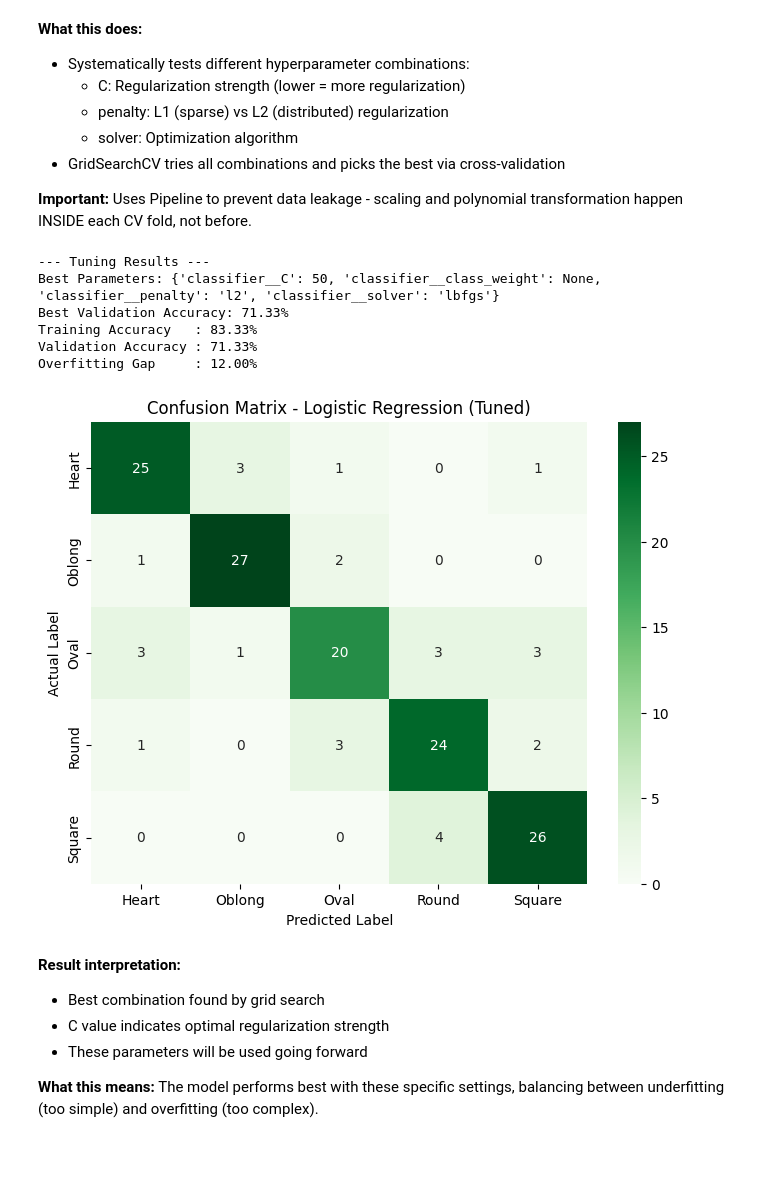
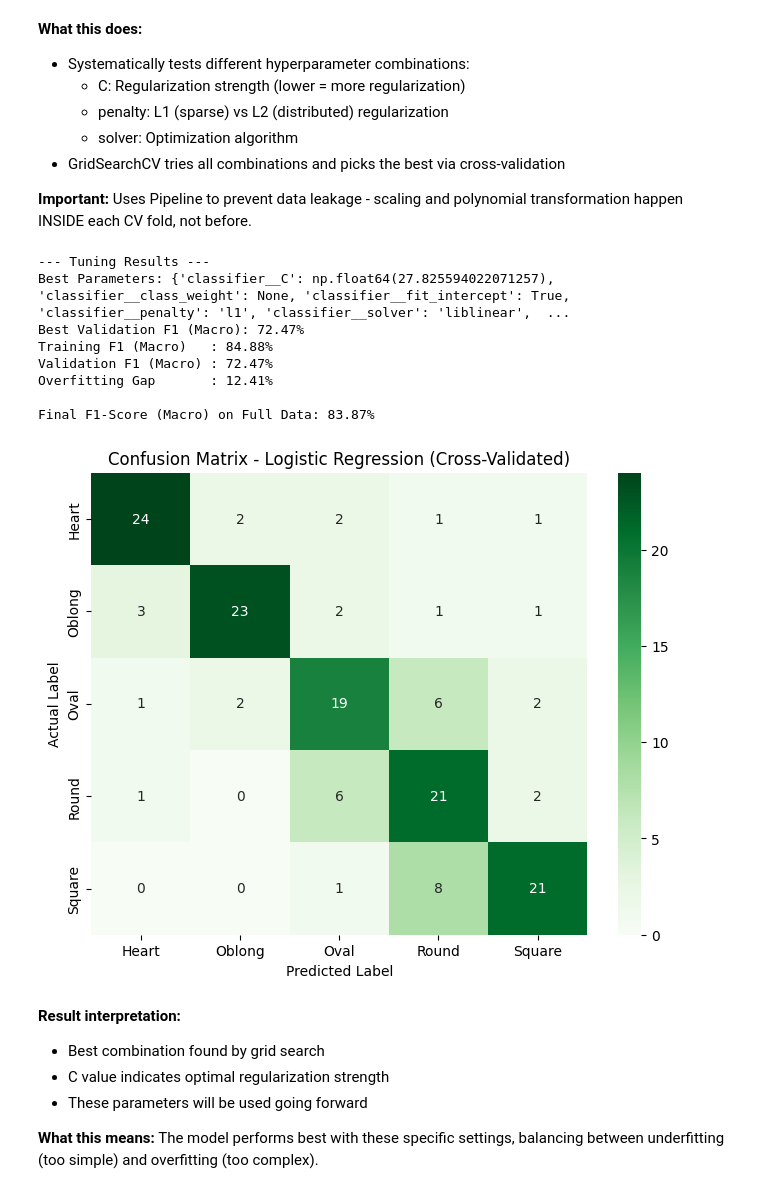
Before and after one commit to aryakasyahrezki/serona-ml, a Jupyter notebook: machine_learning_final/notebooks/model.ipynb, the cells around one changed output. Saved outputs shown, nothing was run; the diff lists cells and outputs as text; code cells hidden in the pictures; blank space fills up the shorter version.

```diff
--- a/machine_learning_final/notebooks/model.ipynb
+++ b/machine_learning_final/notebooks/model.ipynb
@@ -583,7 +608,7 @@ grid_logreg = GridSearchCV(
     pipeline_logreg,
     param_grid,
     cv=5,
-    scoring='accuracy',
+    scoring='f1_macro',
     return_train_score=True,
     verbose=1,
     n_jobs=-1,
@@ -620,40 +647,70 @@ GridSearchCV(cv=5,
 **Important:** Uses Pipeline to prevent data leakage - scaling and polynomial transformation happen INSIDE each CV fold, not before.
 # %%
 # ==========================================
-# 3. EVALUASI HASIL
+# 3. EVALUATION RESULTS
 # ==========================================
+
 print("\n--- Tuning Results ---")
 print(f"Best Parameters: {grid_logreg.best_params_}")
-print(f"Best Validation Accuracy: {grid_logreg.best_score_ * 100:.2f}%")
+print(f"Best Validation F1 (Macro): {grid_logreg.best_score_ * 100:.2f}%")
 
-# Analisis Overfitting (Gap)
+# Overfitting Analysis (Train vs Validation Gap)
 idx = grid_logreg.best_index_
 mean_train = grid_logreg.cv_results_['mean_train_score'][idx]
 mean_test = grid_logreg.cv_results_['mean_test_score'][idx]
 
-print(f"Training Accuracy   : {mean_train * 100:.2f}%")
-print(f"Validation Accuracy : {mean_test * 100:.2f}%")
-print(f"Overfitting Gap     : {(mean_train - mean_test) * 100:.2f}%")
+print(f"Training F1 (Macro)   : {mean_train * 100:.2f}%")
+print(f"Validation F1 (Macro) : {mean_test * 100:.2f}%")
+print(f"Overfitting Gap       : {(mean_train - mean_test) * 100:.2f}%")
 
-# Visualisasi Confusion Matrix
+# ==========================================
+# Final Evaluation on Entire Dataset
+# ==========================================
+
+from sklearn.metrics import f1_score
+
 target_names = le.classes_
+
 y_pred = grid_logreg.predict(X)
+final_f1 = f1_score(y_encoded, y_pred, average="macro")
 
+print(f"\nFinal F1-Score (Macro) on Full Data: {final_f1 * 100:.2f}%")
+
+# ==========================================
+# Confusion Matrix Visualization
+# ==========================================
+y_pred_cv = cross_val_predict(
+    grid_logreg.best_estimator_,
+    X,
+    y_encoded,
+    cv=5
+)
+
+# Plot confusion matrix
 plt.figure(figsize=(8, 6))
-sns.heatmap(confusion_matrix(y_encoded, y_pred), annot=True, fmt='d', cmap='Greens',
-            xticklabels=target_names, yticklabels=target_names)
-plt.title("Confusion Matrix - Logistic Regression (Tuned)")
+sns.heatmap(
+    confusion_matrix(y_encoded, y_pred_cv),
+    annot=True,
+    fmt='d',
+    cmap='Greens',
+    xticklabels=le.classes_,
+    yticklabels=le.classes_
+)
+
+plt.title("Confusion Matrix - Logistic Regression (Cross-Validated)")
 plt.ylabel('Actual Label')
 plt.xlabel('Predicted Label')
 plt.show()
 # %% [output]
 --- Tuning Results ---
-Best Parameters: {'classifier__C': 50, 'classifier__class_weight': None, 'classifier__penalty': 'l2', 'classifier__solver': 'lbfgs'}
-Best Validation Accuracy: 71.33%
-Training Accuracy   : 83.33%
-Validation Accuracy : 71.33%
-Overfitting Gap     : 12.00%
+Best Parameters: {'classifier__C': np.float64(27.825594022071257), 'classifier__class_weight': None, 'classifier__fit_intercept': True, 'classifier__penalty': 'l1', 'classifier__solver': 'liblinear',  ...
+Best Validation F1 (Macro): 72.47%
+Training F1 (Macro)   : 84.88%
+Validation F1 (Macro) : 72.47%
+Overfitting Gap       : 12.41%
+
+Final F1-Score (Macro) on Full Data: 83.87%
-[figure, old version]
+[figure, new version]
 # %% [markdown]
 **Result interpretation:**
 - Best combination found by grid search
```
Also changed, not shown: parts of 39 cells of this notebook, 13 other files.
